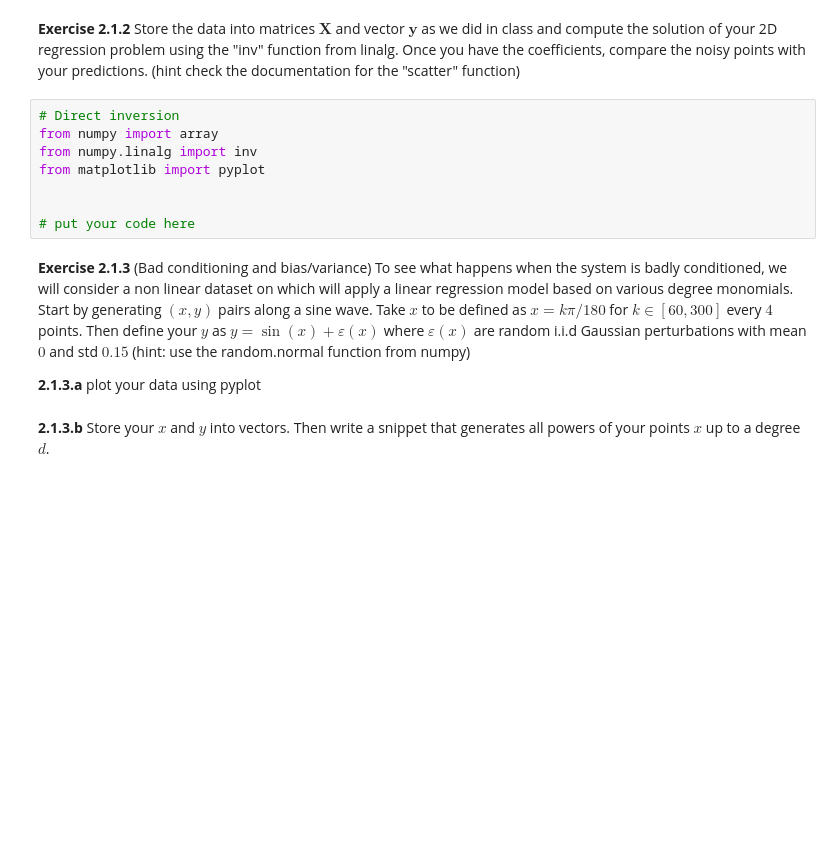
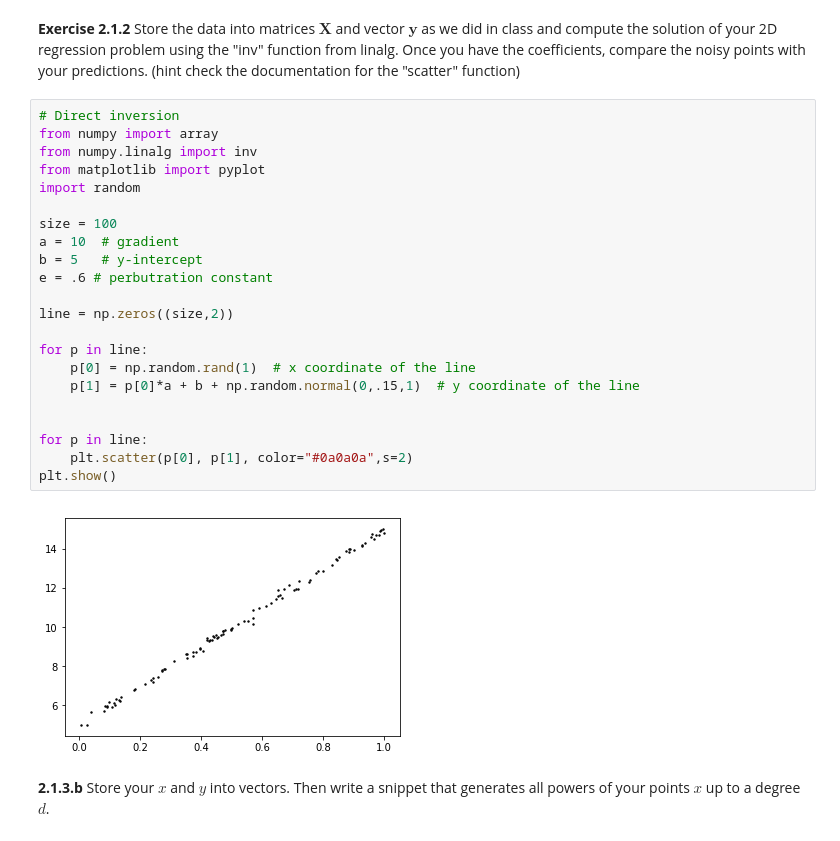
Before and after one commit to WaleedHashmi/Intro-to-Machine-Learning, a Jupyter notebook: Programming/Programming1.ipynb, the cells around one changed output. Drawn from its saved outputs; the diff is of its cells as text; blank space fills up the shorter version.

```diff
--- a/Programming/Programming1.ipynb
+++ b/Programming/Programming1.ipynb
@@ -109,18 +103,30 @@ There are multiple ways to do linear regression. One approach is to compute the
 __Exercise 2.1.1__ (Generating data.) start by generating 2D pairs $(x,y)$ of points along a line. Then add a little noise to make the regression problem interesting. I.e your generative model should have the form $(y_i,x_i)$ where $y_i = \alpha x_i + \beta + \epsilon_i$ and $\epsilon_i$ are independent identically (Gaussian distributed) perturbations. Plot your data using pyplot and numpy
 # %% [markdown]
 __Exercise 2.1.2__ Store the data into matrices $\boldsymbol X$ and vector $\boldsymbol y$ as we did in class and compute the solution of your 2D regression problem using the "inv" function from linalg. Once you have the coefficients, compare the noisy points with your predictions. (hint check the documentation for the "scatter" function)
-# %%
-# Direct inversion
-from numpy import array
-from numpy.linalg import inv
-from matplotlib import pyplot
-
-
-# put your code here
-# %% [markdown]
-__Exercise 2.1.3__ (Bad conditioning and bias/variance) To see what happens when the system is badly conditioned, we will consider a non linear dataset on which will apply a linear regression model based on various degree monomials. Start by generating $(x,y)$ pairs along a sine wave. Take $x$ to be defined as $x = k\pi/180$ for $k \in [60,300]$ every $4$ points. Then define your $y$ as $y = \sin(x) + \varepsilon(x)$ where $\varepsilon(x)$ are random i.i.d Gaussian perturbations with mean $0$ and std $0.15$ (hint: use the random.normal function from numpy)
-
-__2.1.3.a__ plot your data using pyplot
+# %%
+# Direct inversion
+from numpy import array
+from numpy.linalg import inv
+from matplotlib import pyplot
+import random
+
+size = 100
+a = 10  # gradient
+b = 5   # y-intercept
+e = .6 # perbutration constant
+
+line = np.zeros((size,2))
+
+for p in line:
+    p[0] = np.random.rand(1)  # x coordinate of the line
+    p[1] = p[0]*a + b + np.random.normal(0,.15,1)  # y coordinate of the line
+
+
+for p in line:
+    plt.scatter(p[0], p[1], color="#0a0a0a",s=2)
+plt.show()
+# %% [output]
+[figure, added]
 # %% [markdown]
 __2.1.3.b__ Store your $x$ and $y$ into vectors. Then write a snippet that generates all powers of your points $x$ up to a degree $d$.
 # %% [markdown]
```
Also changed, not shown: parts of 6 cells of this notebook.
